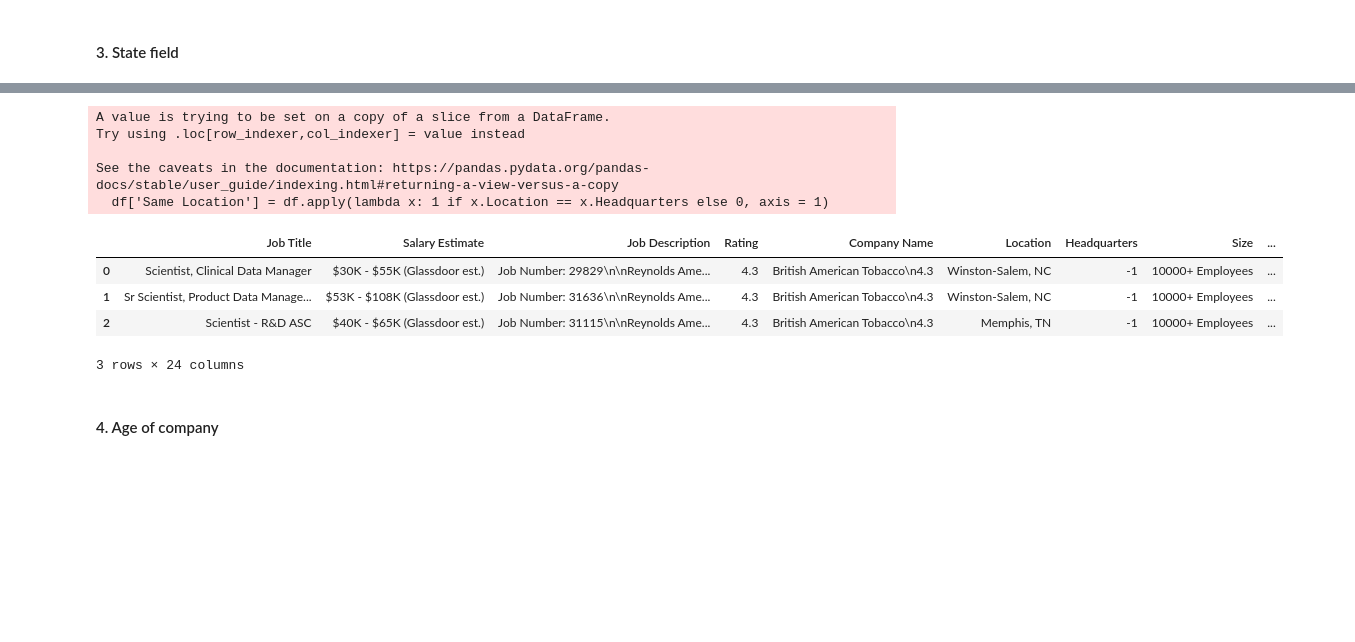
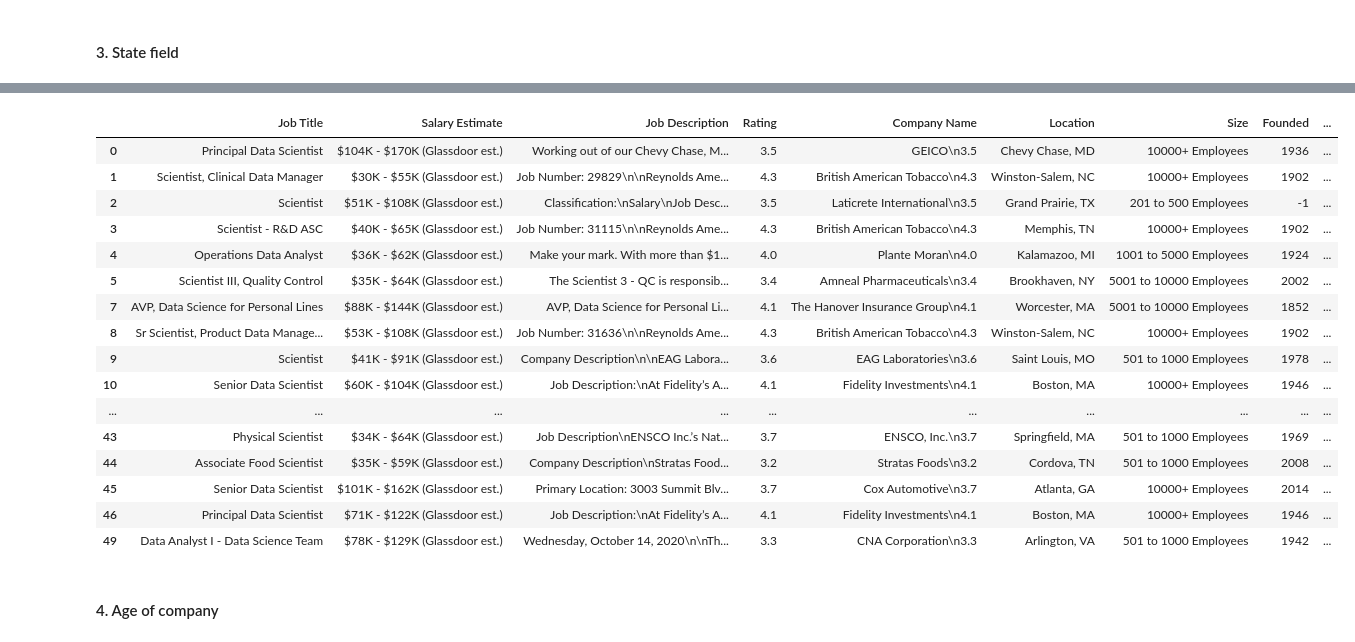
Before and after one commit to muzflex/ds_salary_proj, a Jupyter notebook: data_cleaning.ipynb, the cells around one changed output, grey strips where cells are left out. Cells and saved outputs as stored; diff of their text form; code cells hidden in the pictures; blank space fills up the shorter version.

Commit message:
added feature engineering and eda using jupyter notebook

```diff
--- a/data_cleaning.ipynb
+++ b/data_cleaning.ipynb
@@ -94,17 +154,24 @@ See the caveats in the documentation: https://pandas.pydata.org/pandas-docs/stab
 # %%
-df['Same Location'] = df.apply(lambda x: 1 if x.Location == x.Headquarters else 0, axis = 1)
+#df['Same Location'] = df.apply(lambda x: 1 if x.Location == x.Headquarters else 0, axis = 1)
 df
 # %% [output]
-A value is trying to be set on a copy of a slice from a DataFrame.
-Try using .loc[row_indexer,col_indexer] = value instead
-
-See the caveats in the documentation: https://pandas.pydata.org/pandas-docs/stable/user_guide/indexing.html#returning-a-view-versus-a-copy
-  df['Same Location'] = df.apply(lambda x: 1 if x.Location == x.Headquarters else 0, axis = 1)
-|  | Job Title | Salary Estimate | Job Description | Rating | Company Name | Location | Headquarters | Size | ... |
-| 0 | Scientist, Clinical Data Manager | $30K - $55K (Glassdoor est.) | Job Number: 29829\n\nReynolds Ame... | 4.3 | British American Tobacco\n4.3 | Winston-Salem, NC | -1 | 10000+ Employees | ... |
-| 1 | Sr Scientist, Product Data Manage... | $53K - $108K (Glassdoor est.) | Job Number: 31636\n\nReynolds Ame... | 4.3 | British American Tobacco\n4.3 | Winston-Salem, NC | -1 | 10000+ Employees | ... |
-| 2 | Scientist - R&D ASC | $40K - $65K (Glassdoor est.) | Job Number: 31115\n\nReynolds Ame... | 4.3 | British American Tobacco\n4.3 | Memphis, TN | -1 | 10000+ Employees | ... |
+|  | Job Title | Salary Estimate | Job Description | Rating | Company Name | Location | Size | Founded | ... |
+| 0 | Principal Data Scientist | $104K - $170K (Glassdoor est.) | Working out of our Chevy Chase, M... | 3.5 | GEICO\n3.5 | Chevy Chase, MD | 10000+ Employees | 1936 | ... |
+| 1 | Scientist, Clinical Data Manager | $30K - $55K (Glassdoor est.) | Job Number: 29829\n\nReynolds Ame... | 4.3 | British American Tobacco\n4.3 | Winston-Salem, NC | 10000+ Employees | 1902 | ... |
+| 2 | Scientist | $51K - $108K (Glassdoor est.) | Classification:\nSalary\nJob Desc... | 3.5 | Laticrete International\n3.5 | Grand Prairie, TX | 201 to 500 Employees | -1 | ... |
+| 3 | Scientist - R&D ASC | $40K - $65K (Glassdoor est.) | Job Number: 31115\n\nReynolds Ame... | 4.3 | British American Tobacco\n4.3 | Memphis, TN | 10000+ Employees | 1902 | ... |
+| 4 | Operations Data Analyst | $36K - $62K (Glassdoor est.) | Make your mark. With more than $1... | 4.0 | Plante Moran\n4.0 | Kalamazoo, MI | 1001 to 5000 Employees | 1924 | ... |
+| 5 | Scientist III, Quality Control | $35K - $64K (Glassdoor est.) | The Scientist 3 - QC is responsib... | 3.4 | Amneal Pharmaceuticals\n3.4 | Brookhaven, NY | 5001 to 10000 Employees | 2002 | ... |
+| 7 | AVP, Data Science for Personal Lines | $88K - $144K (Glassdoor est.) | AVP, Data Science for Personal Li... | 4.1 | The Hanover Insurance Group\n4.1 | Worcester, MA | 5001 to 10000 Employees | 1852 | ... |
+| 8 | Sr Scientist, Product Data Manage... | $53K - $108K (Glassdoor est.) | Job Number: 31636\n\nReynolds Ame... | 4.3 | British American Tobacco\n4.3 | Winston-Salem, NC | 10000+ Employees | 1902 | ... |
+| 9 | Scientist | $41K - $91K (Glassdoor est.) | Company Description\n\nEAG Labora... | 3.6 | EAG Laboratories\n3.6 | Saint Louis, MO | 501 to 1000 Employees | 1978 | ... |
+| 10 | Senior Data Scientist | $60K - $104K (Glassdoor est.) | Job Description:\nAt Fidelity’s A... | 4.1 | Fidelity Investments\n4.1 | Boston, MA | 10000+ Employees | 1946 | ... |
+| ... | ... | ... | ... | ... | ... | ... | ... | ... | ... |
+| 43 | Physical Scientist | $34K - $64K (Glassdoor est.) | Job Description\nENSCO Inc.’s Nat... | 3.7 | ENSCO, Inc.\n3.7 | Springfield, MA | 501 to 1000 Employees | 1969 | ... |
+| 44 | Associate Food Scientist | $35K - $59K (Glassdoor est.) | Company Description\nStratas Food... | 3.2 | Stratas Foods\n3.2 | Cordova, TN | 501 to 1000 Employees | 2008 | ... |
+| 45 | Senior Data Scientist | $101K - $162K (Glassdoor est.) | Primary Location: 3003 Summit Blv... | 3.7 | Cox Automotive\n3.7 | Atlanta, GA | 10000+ Employees | 2014 | ... |
+| 46 | Principal Data Scientist | $71K - $122K (Glassdoor est.) | Job Description:\nAt Fidelity’s A... | 4.1 | Fidelity Investments\n4.1 | Boston, MA | 10000+ Employees | 1946 | ... |
+| 49 | Data Analyst I - Data Science Team | $78K - $129K (Glassdoor est.) | Wednesday, October 14, 2020\n\nTh... | 3.3 | CNA Corporation\n3.3 | Arlington, VA | 501 to 1000 Employees | 1942 | ... |
-3 rows × 24 columns
 # %% [markdown]
 #### 4. Age of company
 # %%
```
Also changed, not shown: parts of 13 cells of this notebook, 8 other files.
